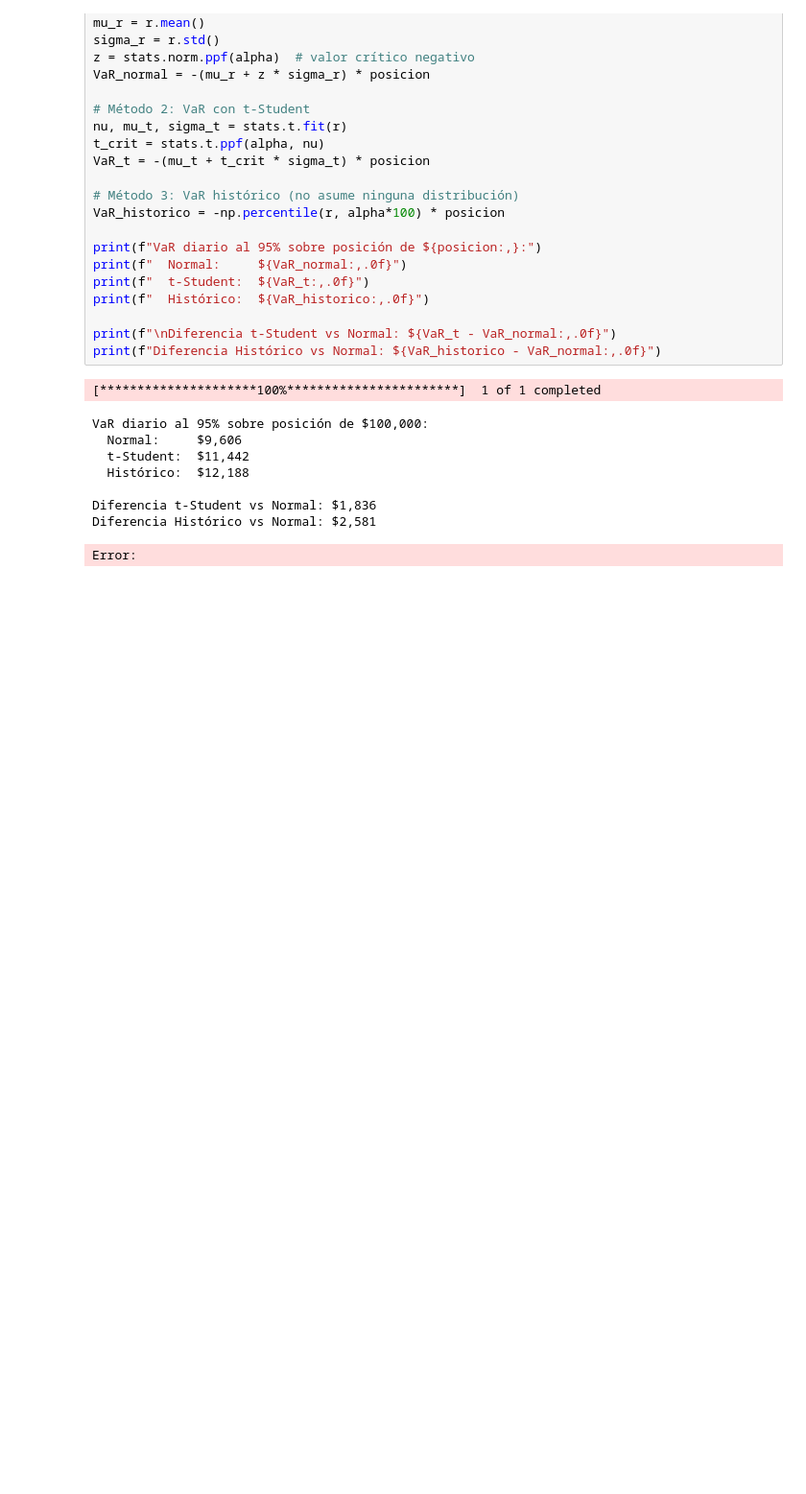
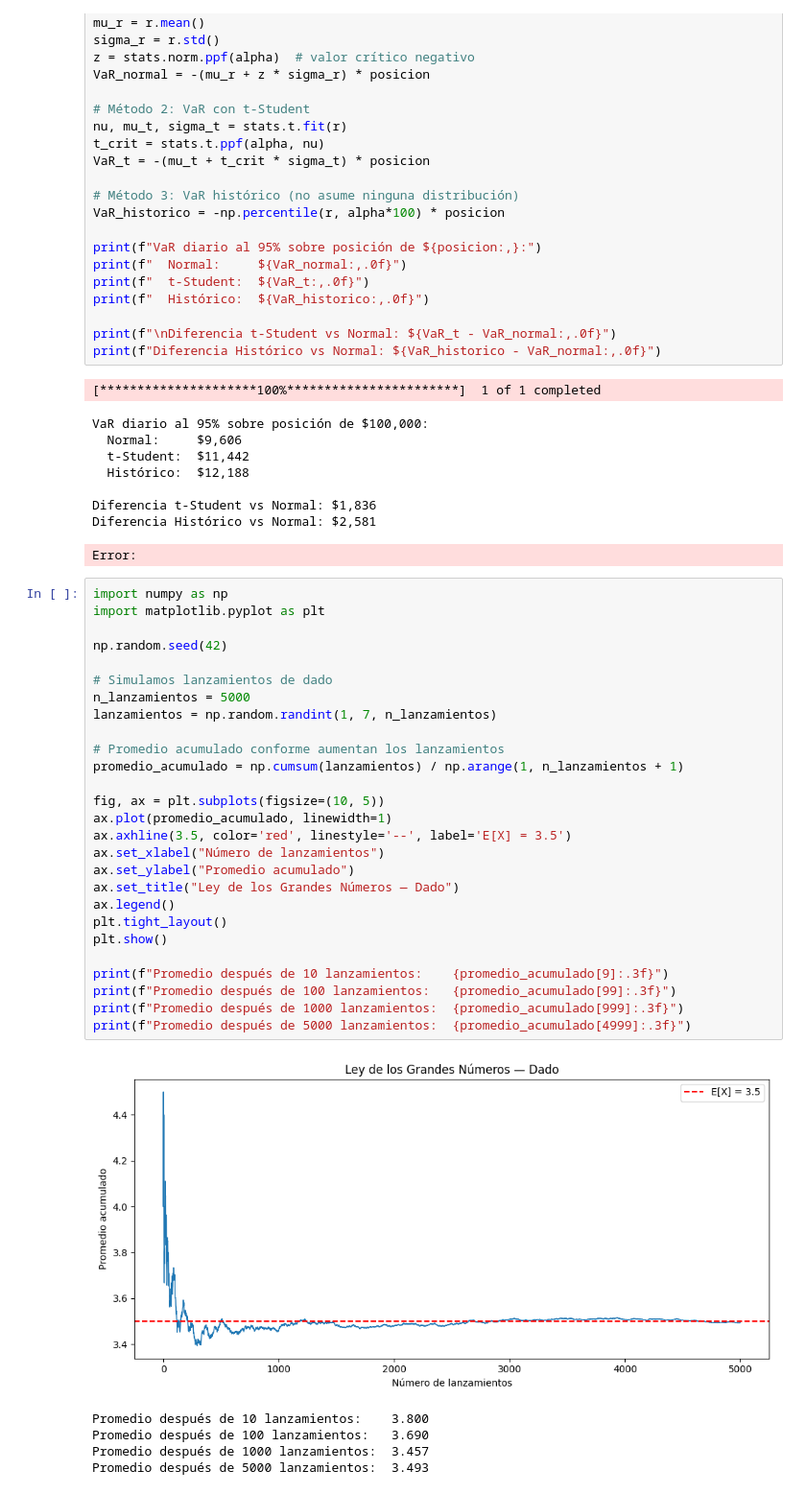
Before and after one commit to Petrack28/RoadMap2BecomeAQuant, a Jupyter notebook: 02-quant-eda-hurst/Semana2.ipynb, the cells around one changed output. Shown at 96% size. Saved outputs shown, nothing was run; the diff lists cells and outputs as text; blank space fills up the shorter version.

```diff
--- a/02-quant-eda-hurst/Semana2.ipynb
+++ b/02-quant-eda-hurst/Semana2.ipynb
@@ -303,3 +303,36 @@ VaR diario al 95% sobre posición de $100,000:
 Diferencia t-Student vs Normal: $1,836
 Diferencia Histórico vs Normal: $2,581
 Error:
+# %%
+import numpy as np
+import matplotlib.pyplot as plt
+
+np.random.seed(42)
+
+# Simulamos lanzamientos de dado
+n_lanzamientos = 5000
+lanzamientos = np.random.randint(1, 7, n_lanzamientos)
+
+# Promedio acumulado conforme aumentan los lanzamientos
+promedio_acumulado = np.cumsum(lanzamientos) / np.arange(1, n_lanzamientos + 1)
+
+fig, ax = plt.subplots(figsize=(10, 5))
+ax.plot(promedio_acumulado, linewidth=1)
+ax.axhline(3.5, color='red', linestyle='--', label='E[X] = 3.5')
+ax.set_xlabel("Número de lanzamientos")
+ax.set_ylabel("Promedio acumulado")
+ax.set_title("Ley de los Grandes Números — Dado")
+ax.legend()
+plt.tight_layout()
+plt.show()
+
+print(f"Promedio después de 10 lanzamientos:    {promedio_acumulado[9]:.3f}")
+print(f"Promedio después de 100 lanzamientos:   {promedio_acumulado[99]:.3f}")
+print(f"Promedio después de 1000 lanzamientos:  {promedio_acumulado[999]:.3f}")
+print(f"Promedio después de 5000 lanzamientos:  {promedio_acumulado[4999]:.3f}")
+# %% [output]
+[figure, added]
+Promedio después de 10 lanzamientos:    3.800
+Promedio después de 100 lanzamientos:   3.690
+Promedio después de 1000 lanzamientos:  3.457
+Promedio después de 5000 lanzamientos:  3.493
```
Also changed, not shown: parts of 9 cells of this notebook.
